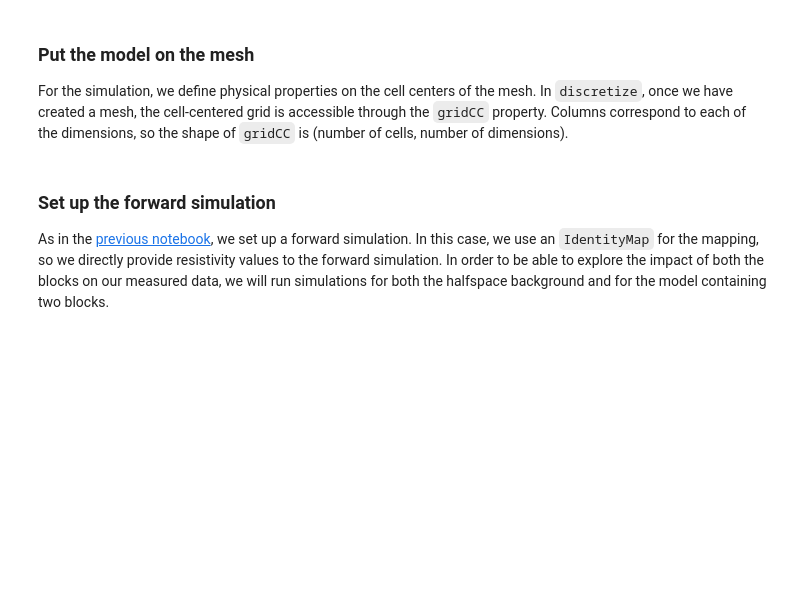
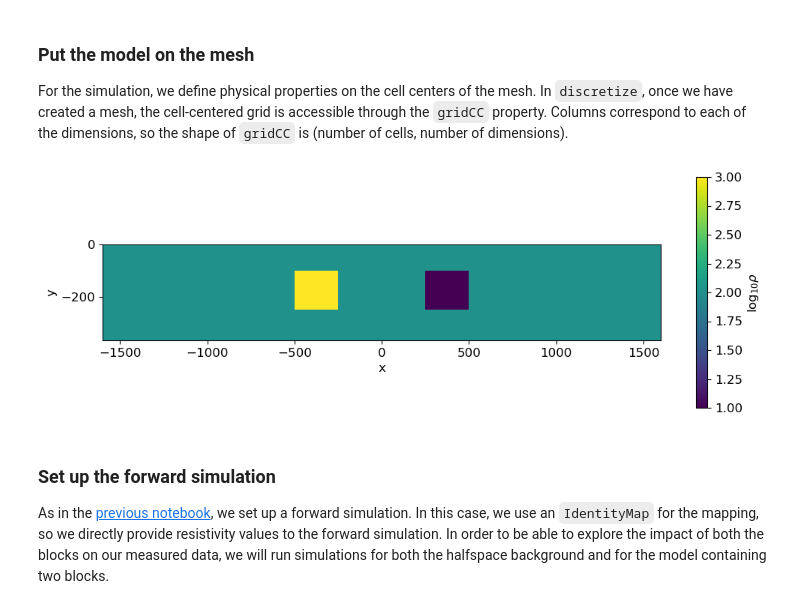
Before and after one commit to ubcgif/2025-sustech-simpeg-tutorial, a Jupyter notebook: 2-forward-simulations-dc.ipynb, the cells around one changed output. Drawn from its saved outputs; the diff is of its cells as text; code cells hidden in the pictures; blank space fills up the shorter version.

```diff
--- a/2-forward-simulations-dc.ipynb
+++ b/2-forward-simulations-dc.ipynb
@@ -347,11 +360,13 @@ inds_conductive_block = (
 rho[inds_conductive_block] = rho_conductive_block
 # %%
 fig, ax = plt.subplots(1, 1, figsize=(12, 4))
-out = mesh.plotImage(np.log10(rho), ax=ax)
+out = mesh.plot_image(np.log10(rho), ax=ax)
 plt.colorbar(out[0], ax=ax, label="log$_{10} \\rho$")
 ax.set_xlim(core_domain_x)
 ax.set_ylim(core_domain_z + np.r_[-100, 0])
 ax.set_aspect(1.5)
+# %% [output]
+[figure, added]
 # %% [markdown]
 ### Set up the forward simulation
 
```
Also changed, not shown: parts of 11 cells of this notebook, 4 other files.
